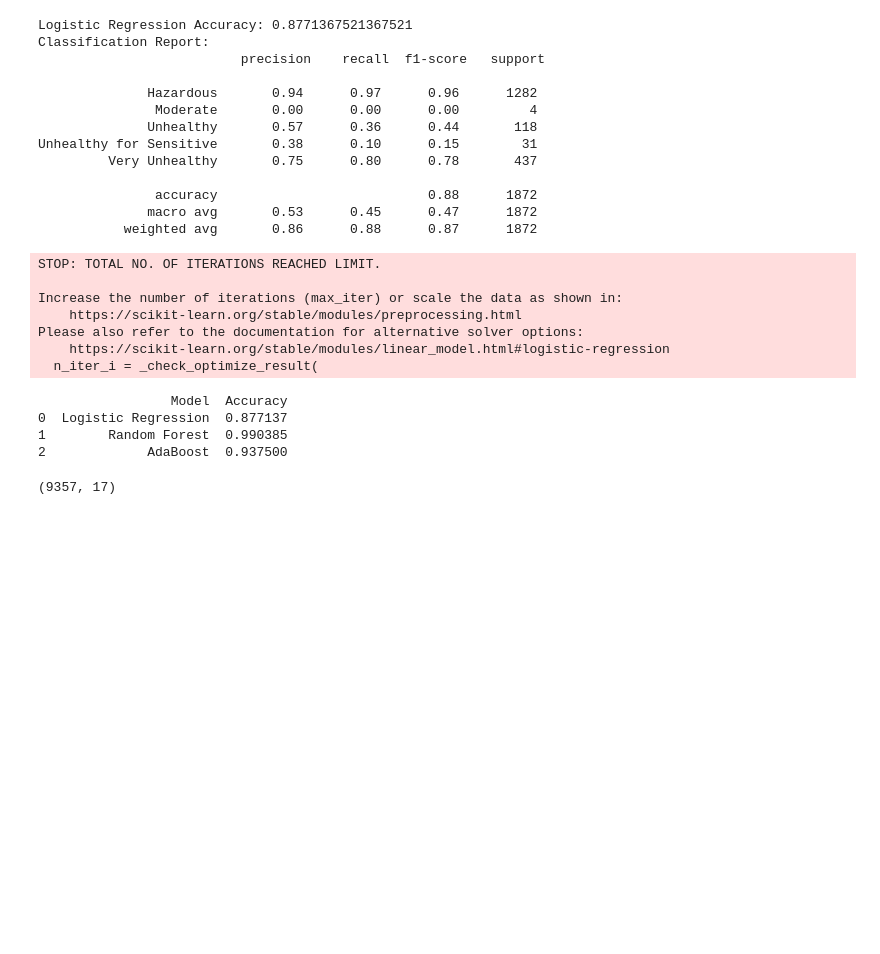
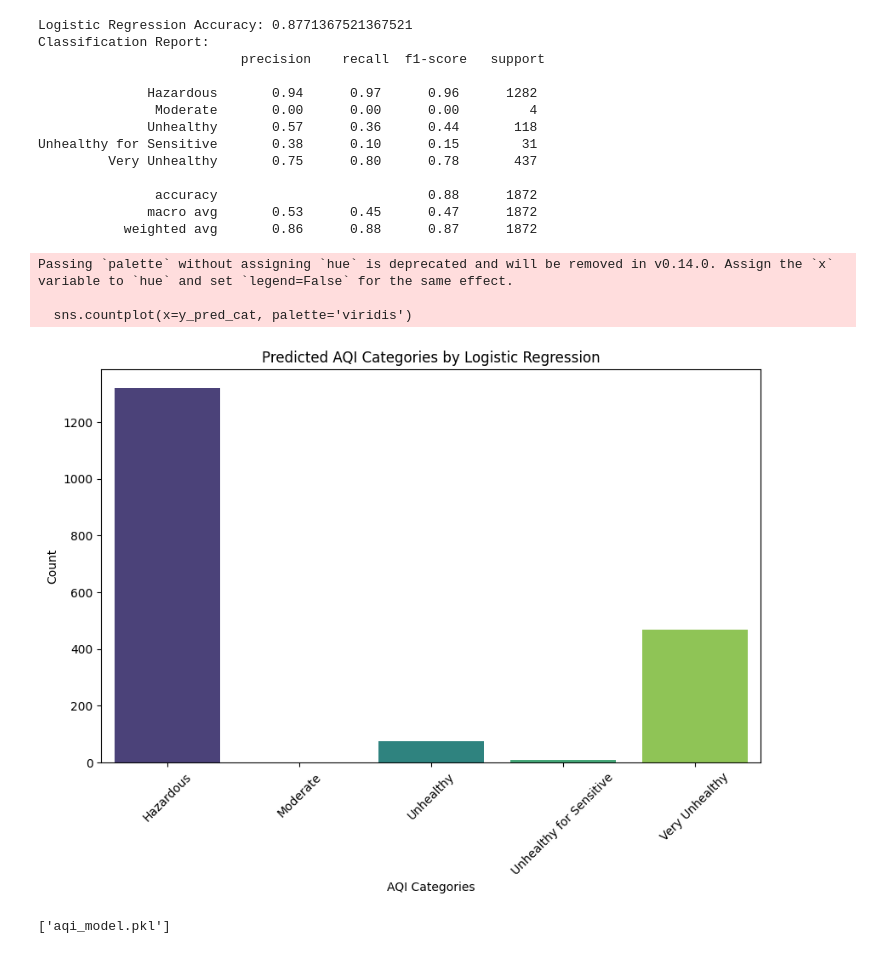
Before and after one commit to G1r1shCodes/AQI-Prediction-Using-Machine-Learning, a Jupyter notebook: Air Quality Prediction Using ML.ipynb, the cells around one changed output. Drawn from its saved outputs; the diff is of its cells as text; code cells hidden in the pictures; blank space fills up the shorter version.

```diff
--- a/Air Quality Prediction Using ML.ipynb
+++ b/Air Quality Prediction Using ML.ipynb
@@ -307,37 +313,3 @@ Unhealthy for Sensitive       0.38      0.10      0.15        31
                accuracy                           0.88      1872
               macro avg       0.53      0.45      0.47      1872
            weighted avg       0.86      0.88      0.87      1872
-# %%
-from sklearn.linear_model import LogisticRegression
-from sklearn.ensemble import RandomForestClassifier, AdaBoostClassifier
-from sklearn.metrics import accuracy_score
-from sklearn.model_selection import train_test_split
-
-# Assuming X and y are your features and target variable
-X_train, X_test, y_train, y_test = train_test_split(X, y_cat, test_size=0.2, random_state=42)
-
-# Logistic Regression
-log_reg = LogisticRegression(max_iter=1000)
-log_reg.fit(X_train, y_train)
-y_pred_log_reg = log_reg.predict(X_test)
-accuracy_log_reg = accuracy_score(y_test, y_pred_log_reg)
-
-# Random Forest
-rf_model = RandomForestClassifier()
-rf_model.fit(X_train, y_train)
-y_pred_rf = rf_model.predict(X_test)
-accuracy_rf = accuracy_score(y_test, y_pred_rf)
-
-# AdaBoost
-ab_model = AdaBoostClassifier()
-ab_model.fit(X_train, y_train)
-y_pred_ab = ab_model.predict(X_test)
-accuracy_ab = accuracy_score(y_test, y_pred_ab)
-# %% [output]
-STOP: TOTAL NO. OF ITERATIONS REACHED LIMIT.
-
-Increase the number of iterations (max_iter) or scale the data as shown in:
-    https://scikit-learn.org/stable/modules/preprocessing.html
-Please also refer to the documentation for alternative solver options:
-    https://scikit-learn.org/stable/modules/linear_model.html#logistic-regression
-  n_iter_i = _check_optimize_result(
@@ -352,11 +316,19 @@ results_df = pd.DataFrame(results)
-# %%
-print(results_df)
-# %% [output]
-                 Model  Accuracy
-0  Logistic Regression  0.877137
-1        Random Forest  0.990385
-2             AdaBoost  0.937500
-# %%
-air_quality_data.shape
-# %% [output]
-(9357, 17)
+# %%
+# Visualizing the Logistic Regression results
+plt.figure(figsize=(10, 6))
+sns.countplot(x=y_pred_cat, palette='viridis')
+plt.title('Predicted AQI Categories by Logistic Regression')
+plt.xlabel('AQI Categories')
+plt.ylabel('Count')
+plt.xticks(ticks=np.arange(len(label_encoder.classes_)), labels=label_encoder.classes_, rotation=45)
+plt.show()
+# %% [output]
+Passing `palette` without assigning `hue` is deprecated and will be removed in v0.14.0. Assign the `x` variable to `hue` and set `legend=False` for the same effect.
+
+  sns.countplot(x=y_pred_cat, palette='viridis')
+[figure, added]
+# %%
+#Save model (we’ll use RF in the frontend)
+joblib.dump(rf_model, "aqi_model.pkl")
+# %% [output]
+['aqi_model.pkl']
```
Also changed, not shown: parts of 12 cells of this notebook, 1 other file.
